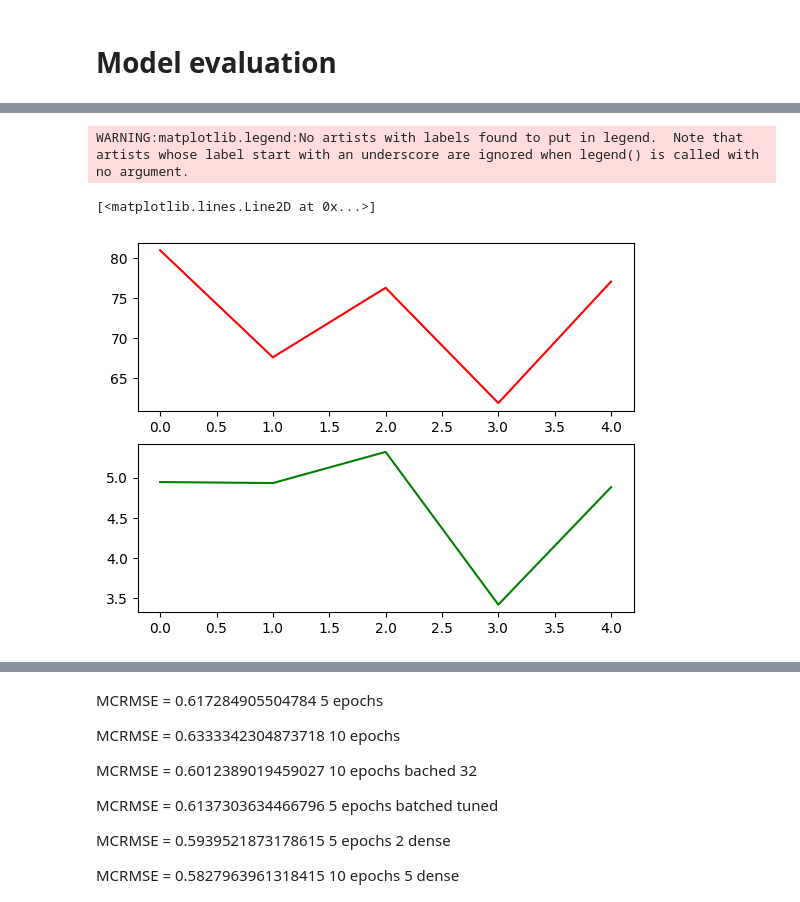
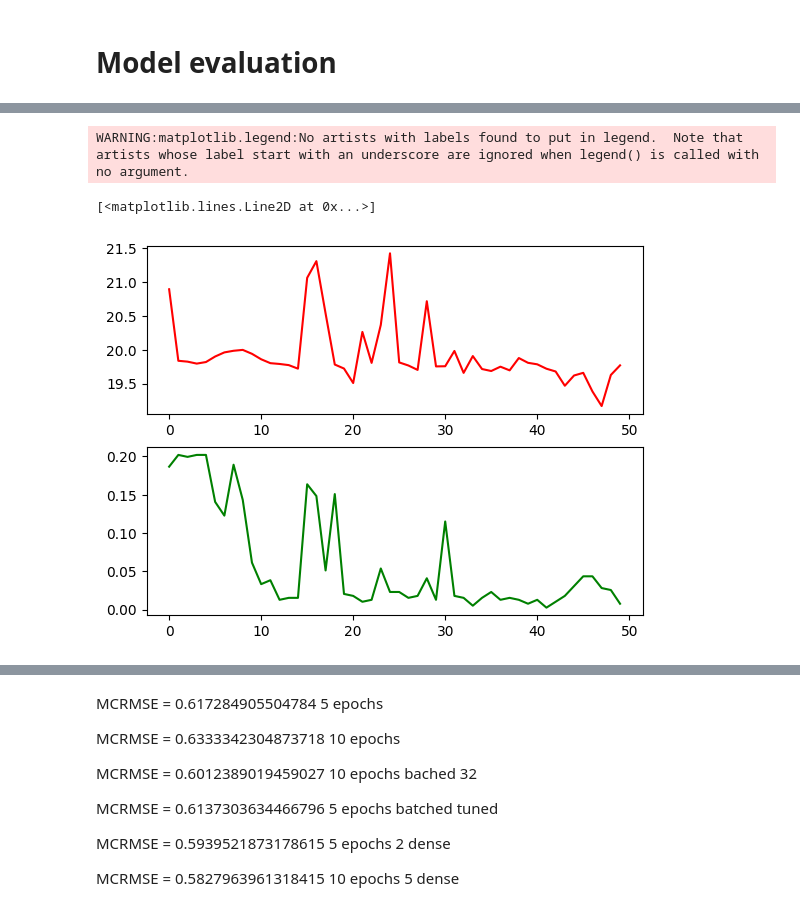
Before and after one commit to khpankiv/Kaggle_learning, a Jupyter notebook: ell_feedback_regres_1_output.ipynb, the cells around one changed output, grey strips where cells are left out. Cells and saved outputs as stored; diff of their text form; code cells hidden in the pictures.

```diff
--- a/ell_feedback_regres_1_output.ipynb
+++ b/ell_feedback_regres_1_output.ipynb
@@ -95,2 +117,2 @@ def build_classifier_model(activ,num_output):
 # %%
-classifier_model = build_classifier_model('linear',1)
+classifier_model = build_classifier_model('sigmoid',9)
@@ -97,8 +139,8 @@ classifier_model = build_classifier_model('linear',1)
 # %% [markdown]
 # **Model training**
 # %%
-epochs = 3
-#loss = tf.keras.losses.MeanSquaredError(reduction = 'auto')
+epochs = 50
+loss = tf.keras.losses.SparseCategoricalCrossentropy()
 # %%
    # from google3.third_party.tensorflow.core.protobuf import rewriter_config_pb2
     #    config_proto = tf.ConfigProto()
@@ -107,12 +149,13 @@ epochs = 3
   #    session = tf.Session(config=config_proto)
 # %%
 classifier_model.compile(optimizer = 'adam',
-                         loss = 'mse',
-                         metrics = 'mse')
+                         loss = loss,
+                         metrics = 'accuracy')
 # %%
-history = classifier_model.fit(x = train_X,
+history = classifier_model.fit(x = output,
                                y = train_Y,
                                epochs = epochs,
                                batch_size=batch_size,
+                               #callbacks=[restore],
                                class_weight = distr)
 # %% [output]
@@ -132,18 +171,18 @@ dict_keys(['loss', 'mse'])
 # %%
 i = range(epochs)
 plt.figure(1)
 plt.title('Model evaluation')
 plt.legend()
 
 plt.subplot(2,1,1)
 plt.plot(i,history_dict['loss'],'r',label = "Training loss")
 
 plt.subplot(2,1,2)
-plt.plot(i,history_dict['mse'],'g',label = "Training MSE")
+plt.plot(i,history_dict['accuracy'],'g',label = "Training MSE")
 # %% [output]
 WARNING:matplotlib.legend:No artists with labels found to put in legend.  Note that artists whose label start with an underscore are ignored when legend() is called with no argument.
 [<matplotlib.lines.Line2D at 0x...>]
-[figure, old version]
+[figure, new version]
 # %%
 #t = test_X[0:5]
 # %%
```
Also changed, not shown: parts of 18 cells of this notebook.
